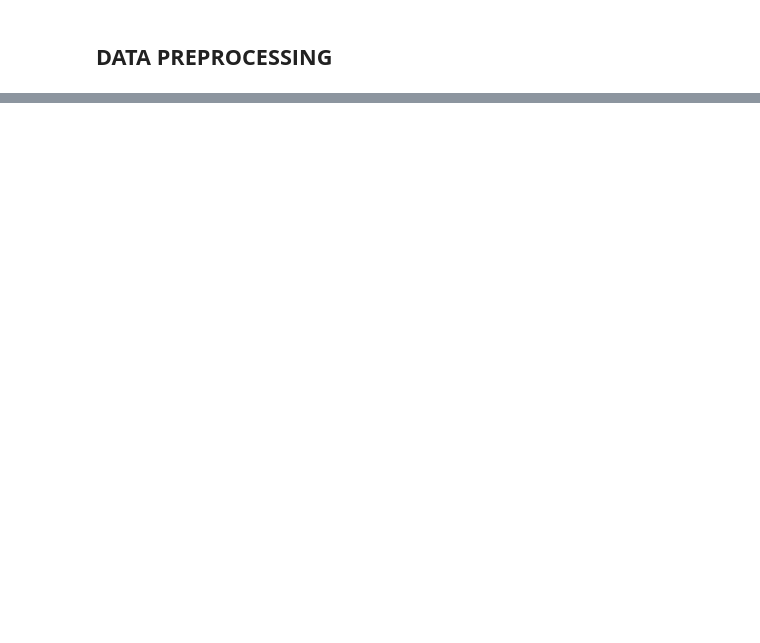
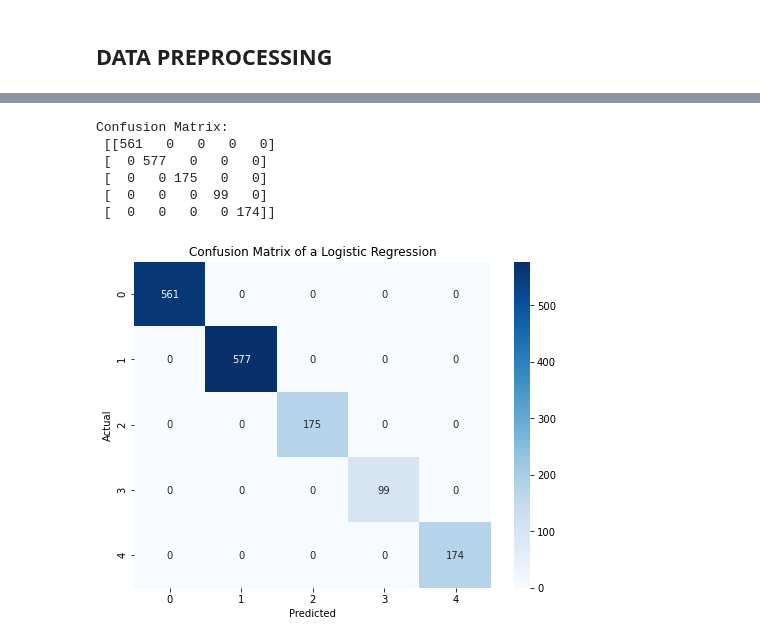
Before and after one commit to itsyourgirlnicky/Prediciting-Contributions-of-Informal-Workers-to-the-SHIF, a Jupyter notebook: Capstone_Project.ipynb, the cells around one changed output, grey strips where cells are left out. Saved outputs shown, nothing was run; the diff lists cells and outputs as text; code cells hidden in the pictures; blank space fills up the shorter version.

```diff
--- a/Capstone_Project.ipynb
+++ b/Capstone_Project.ipynb
@@ -2566,0 +2016,21 @@ print(vif_data)
+# %%
+from sklearn.model_selection import train_test_split
+from sklearn.linear_model import LogisticRegression
+from sklearn.metrics import confusion_matrix, classification_report, accuracy_score
+
+#Initiating logistic regression model
+log_reg = LogisticRegression()
+
+# Training the model
+log_reg.fit(X_train_resampled, y_train_resampled)
+
+# Making predictions on the test set
+y_pred_log_reg = log_reg.predict(X_test)
+
+# Evaluating the model
+accuracy = accuracy_score(y_test, y_pred_log_reg)
+print("Accuracy:", accuracy)
+
+# Classification report
+class_report = classification_report(y_test, y_pred_log_reg)
+print("Classification Report:\n", class_report)
@@ -2566,0 +2051,22 @@ print(vif_data)
+# %%
+# Confusion matrix
+conf_matrix = confusion_matrix(y_test, y_pred_log_reg)
+print("Confusion Matrix:\n", conf_matrix)
+
+
+# Visualizing confusion matrix
+
+plt.figure(figsize=(8, 6))
+sns.heatmap(conf_matrix, annot=True, fmt="d", cmap="Blues")
+plt.xlabel("Predicted")
+plt.ylabel("Actual")
+plt.title("Confusion Matrix of a Logistic Regression")
+plt.show()
+# %% [output]
+Confusion Matrix:
+ [[561   0   0   0   0]
+ [  0 577   0   0   0]
+ [  0   0 175   0   0]
+ [  0   0   0  99   0]
+ [  0   0   0   0 174]]
+[figure, added]
```
Also changed, not shown: parts of 165 cells of this notebook.
